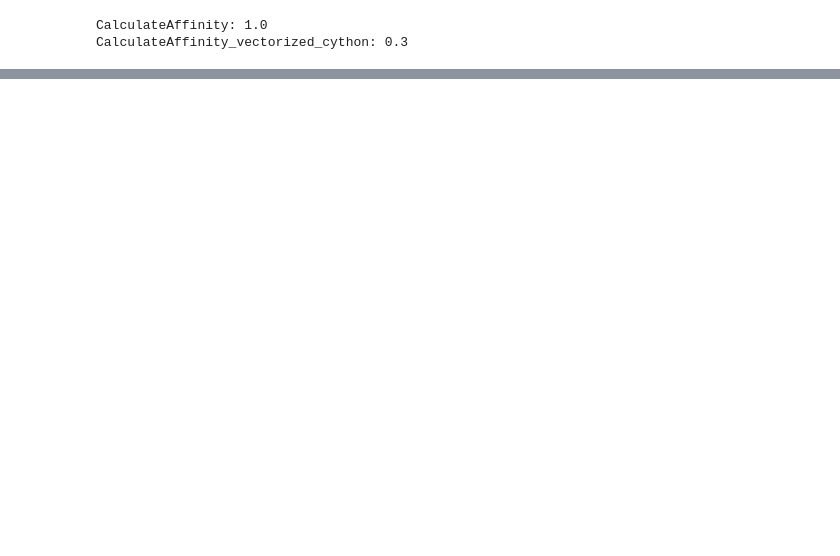
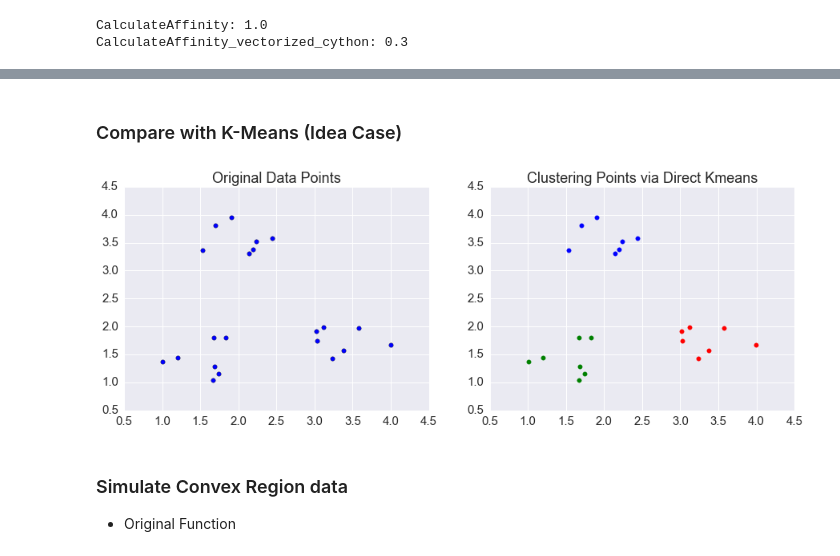
Before and after one commit to wzwangqi/663FinalProject, a Jupyter notebook: ProjectCode.ipynb, the cells around one changed output, grey strips where cells are left out. Drawn from its saved outputs; the diff is of its cells as text; code cells hidden in the pictures; blank space fills up the shorter version.

```diff
--- a/ProjectCode.ipynb
+++ b/ProjectCode.ipynb
@@ -757,0 +538,34 @@ TypeError: 'coo_matrix' object is not subscriptable
+# %% [markdown]
+### Compare with K-Means (Idea Case)
+# %%
+k=3
+X=data
+
+# Apply K-means
+clust_result = KMeans(n_clusters=k, random_state=10)
+cluster_labels = clust_result.fit_predict(X)
+indicator=np.loadtxt(cluster_labels,dtype='int32')
+ID=indicator.tolist()
+IDX=np.asarray(ID)
+
+
+plt.figure(figsize=(15,5))
+plt.subplot(1,2,1)
+plt.scatter(data[:,0],data[:,1],s=30)
+plt.title('Original Data Points')
+
+plt.subplot(1,2,2)
+for i in range(len(IDX)):
+    if IDX[i] == 0:
+        plt.scatter(data[i,0],data[i,1],color='red',s=30)
+    elif IDX[i] == 1:
+        plt.scatter(data[i,0],data[i,1],color = 'blue',s=30)
+    elif IDX[i] == 2:
+        plt.scatter(data[i,0],data[i,1],color = 'green',s=30)
+plt.title('Clustering Points via Direct Kmeans')
+plt.show()
+# %% [output]
+[figure, added]
+# %% [markdown]
+### Simulate Convex Region data
+- Original Function
```
Also changed, not shown: parts of 97 cells of this notebook.
